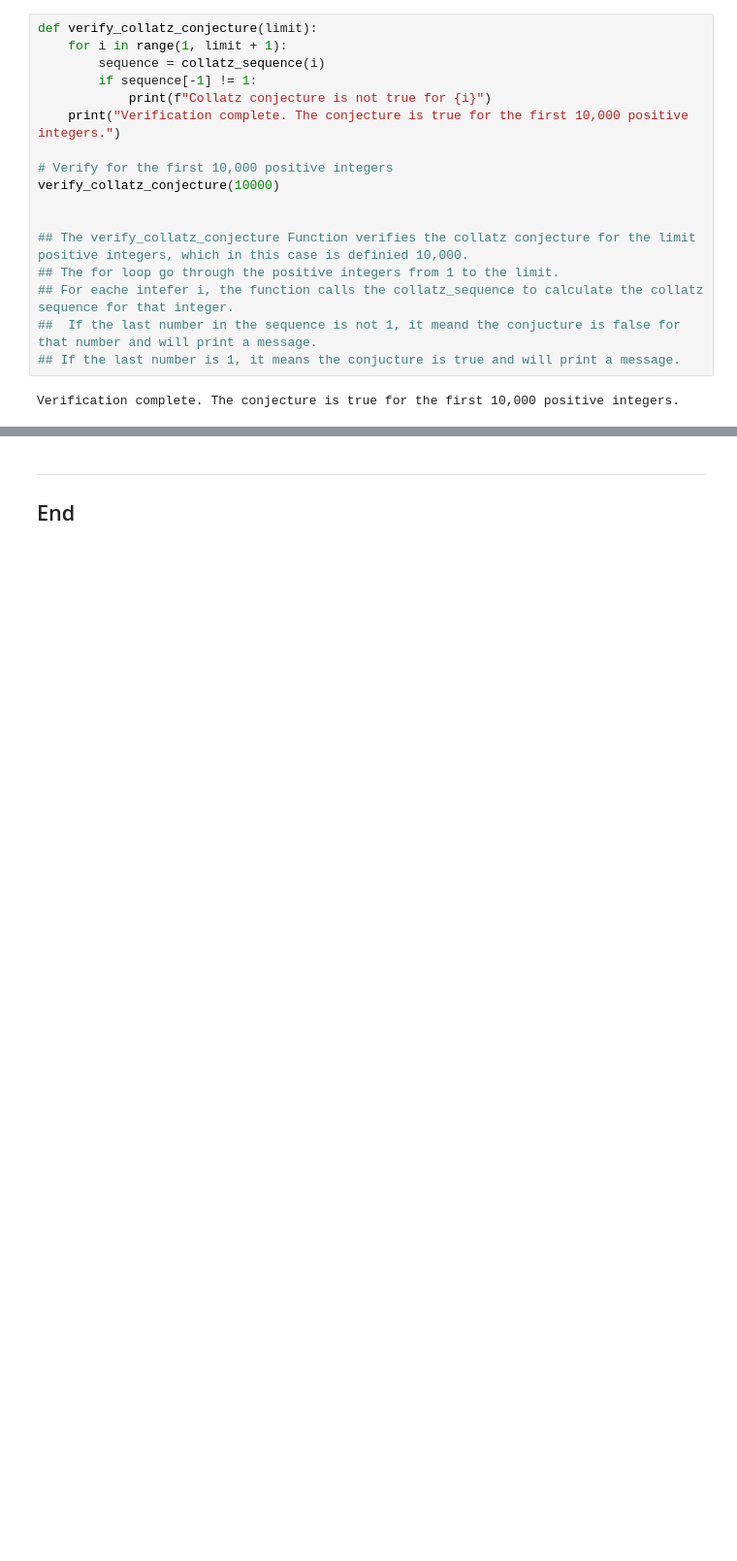
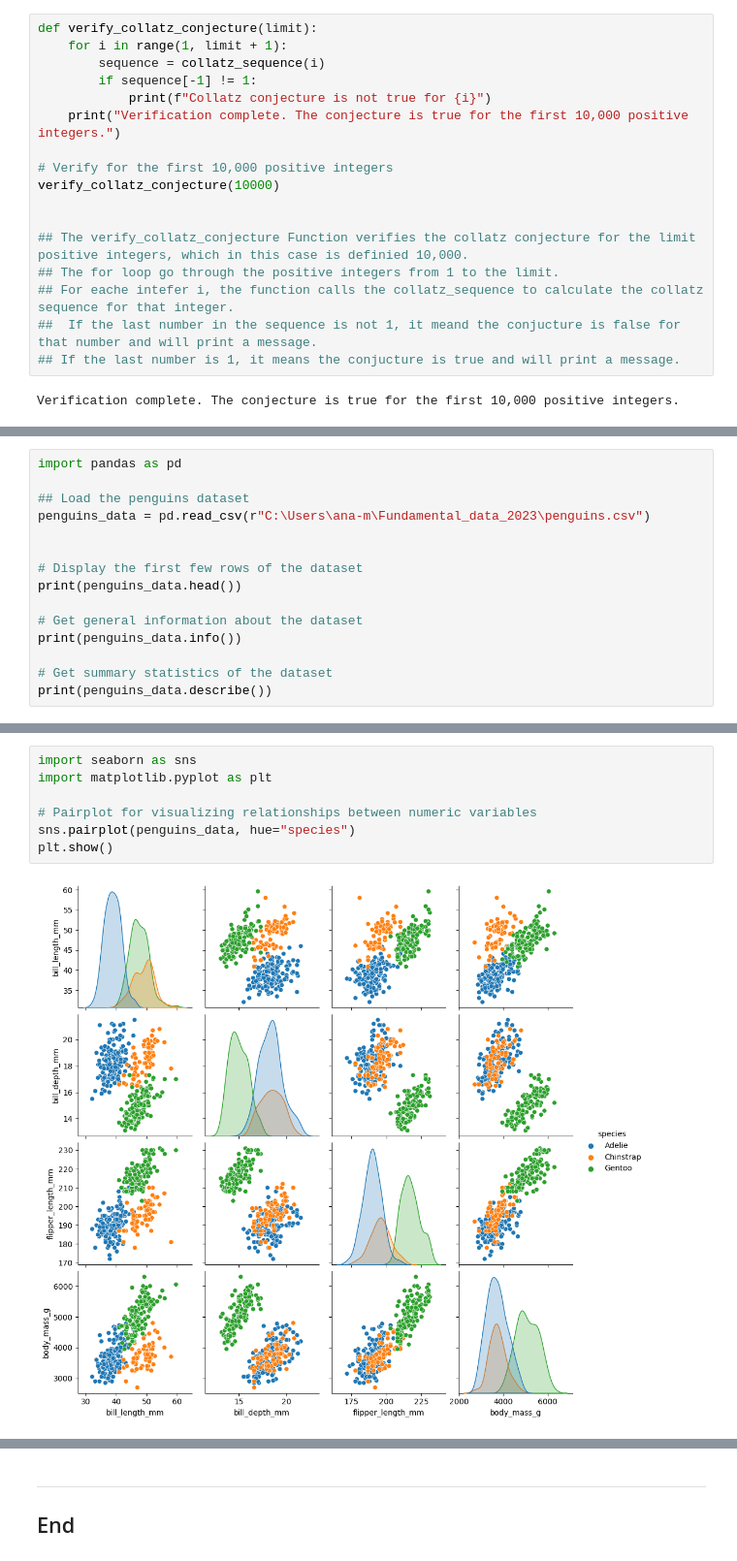
Before and after one commit to AnaFMello/fundamental_data_analysis_2023, a Jupyter notebook: tasks.ipynb, the cells around one changed output, grey strips where cells are left out. Shown at 97% size. Cells and saved outputs as stored; diff of their text form; blank space fills up the shorter version.

```diff
--- a/tasks.ipynb
+++ b/tasks.ipynb
@@ -49,0 +56,15 @@ Verification complete. The conjecture is true for the first 10,000 positive inte
+# %%
+import pandas as pd
+
+## Load the penguins dataset
+penguins_data = pd.read_csv(r"C:\Users\ana-m\Fundamental_data_2023\penguins.csv")
+
+
+# Display the first few rows of the dataset
+print(penguins_data.head())
+
+# Get general information about the dataset
+print(penguins_data.info())
+
+# Get summary statistics of the dataset
+print(penguins_data.describe())
@@ -49,0 +101,9 @@ Verification complete. The conjecture is true for the first 10,000 positive inte
+# %%
+import seaborn as sns
+import matplotlib.pyplot as plt
+
+# Pairplot for visualizing relationships between numeric variables
+sns.pairplot(penguins_data, hue="species")
+plt.show()
+# %% [output]
+[figure, added]
```
Also changed, not shown: parts of 8 cells of this notebook.
